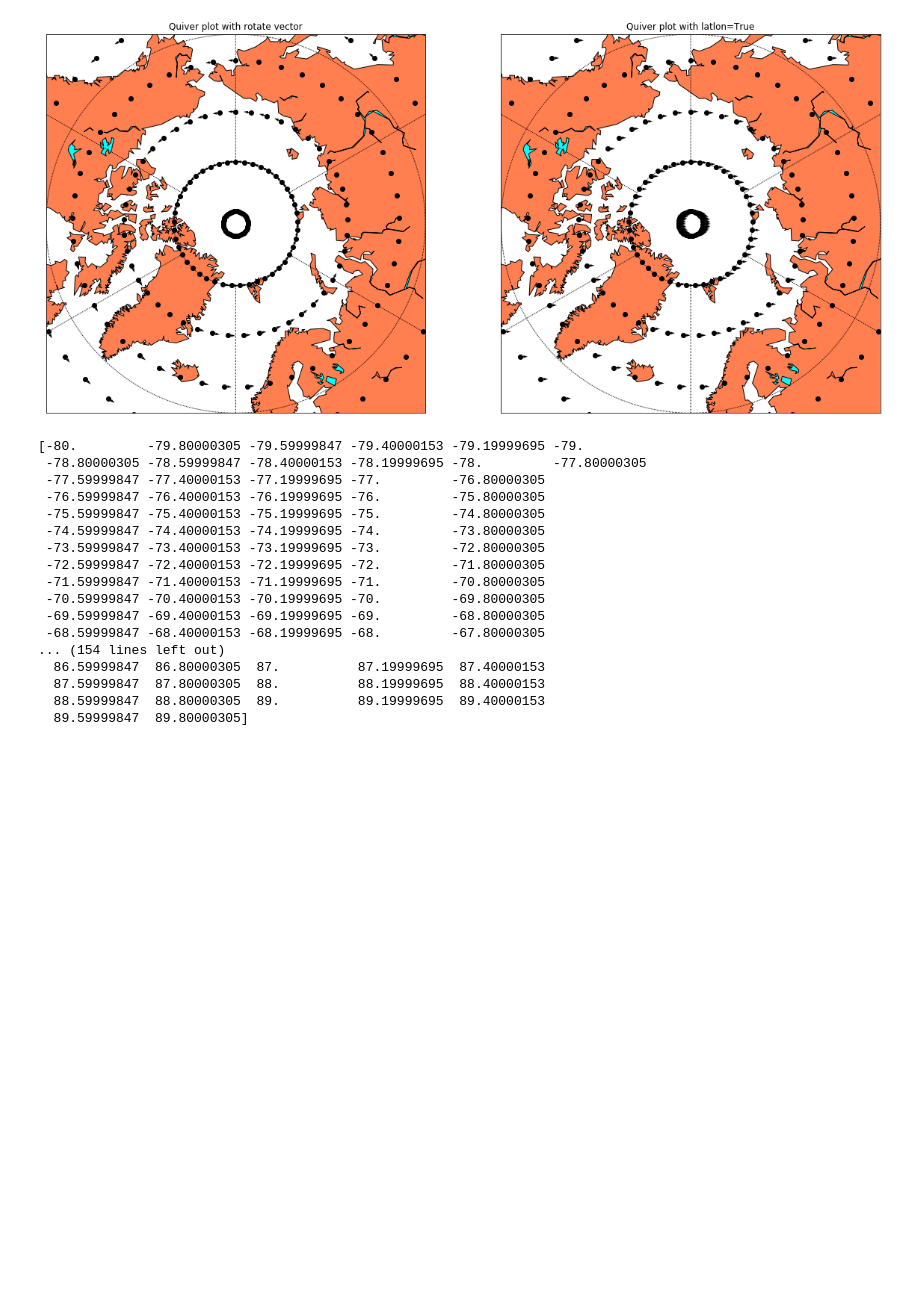
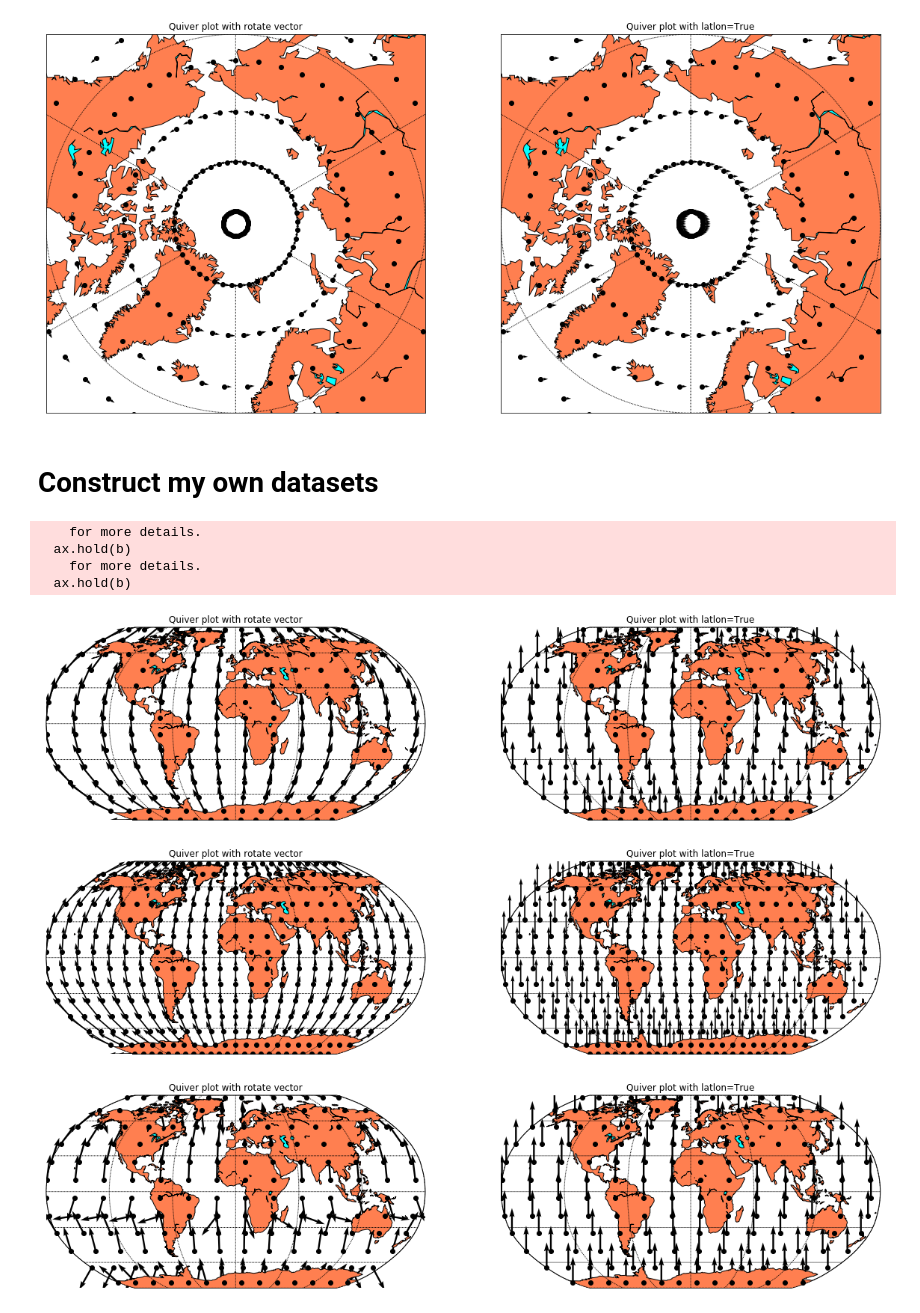
Before and after one commit to nsoontie/ocn_nav, a Jupyter notebook: notebooks/velocity/Quivers in basemap with test datasets.ipynb, the cells around one changed output. Saved outputs shown, nothing was run; the diff lists cells and outputs as text; code cells hidden in the pictures; blank space fills up the shorter version.

```diff
--- a/notebooks/velocity/Quivers in basemap with test datasets.ipynb
+++ b/notebooks/velocity/Quivers in basemap with test datasets.ipynb
@@ -129,23 +151,22 @@ eastward
 [figure]
 [figure]
 [figure]
-# %%
-print(data['equal']['lat'])
-# %% [output]
-[-80.         -79.80000305 -79.59999847 -79.40000153 -79.19999695 -79.
- -78.80000305 -78.59999847 -78.40000153 -78.19999695 -78.         -77.80000305
- -77.59999847 -77.40000153 -77.19999695 -77.         -76.80000305
- -76.59999847 -76.40000153 -76.19999695 -76.         -75.80000305
- -75.59999847 -75.40000153 -75.19999695 -75.         -74.80000305
- -74.59999847 -74.40000153 -74.19999695 -74.         -73.80000305
- -73.59999847 -73.40000153 -73.19999695 -73.         -72.80000305
- -72.59999847 -72.40000153 -72.19999695 -72.         -71.80000305
- -71.59999847 -71.40000153 -71.19999695 -71.         -70.80000305
- -70.59999847 -70.40000153 -70.19999695 -70.         -69.80000305
- -69.59999847 -69.40000153 -69.19999695 -69.         -68.80000305
- -68.59999847 -68.40000153 -68.19999695 -68.         -67.80000305
-... (154 lines left out)
-  86.59999847  86.80000305  87.          87.19999695  87.40000153
-  87.59999847  87.80000305  88.          88.19999695  88.40000153
-  88.59999847  88.80000305  89.          89.19999695  89.40000153
-  89.59999847  89.80000305]
+# %% [markdown]
+# Construct my own datasets
+# %%
+lons1 = np.linspace(-180,180,num=1000)
+lats1 = np.linspace(-90,90,num=1000)
+
+for lons, lats in zip([lons1, lon.copy(),lons1], [lats1, lats1, lat.copy()]):
+    lonmesh, latmesh = np.meshgrid(lons,lats)
+    Utest = np.zeros_like(lonmesh)
+    Vtest = np.ones_like(lonmesh)
+    fig = compare_methods_cyl(Utest,Vtest,lons,lats,st=75,scale=15)
+# %% [output]
+    for more details.
+  ax.hold(b)
+    for more details.
+  ax.hold(b)
+[figure, added]
+[figure, added]
+[figure, added]
```
Also changed, not shown: parts of 11 cells of this notebook.
